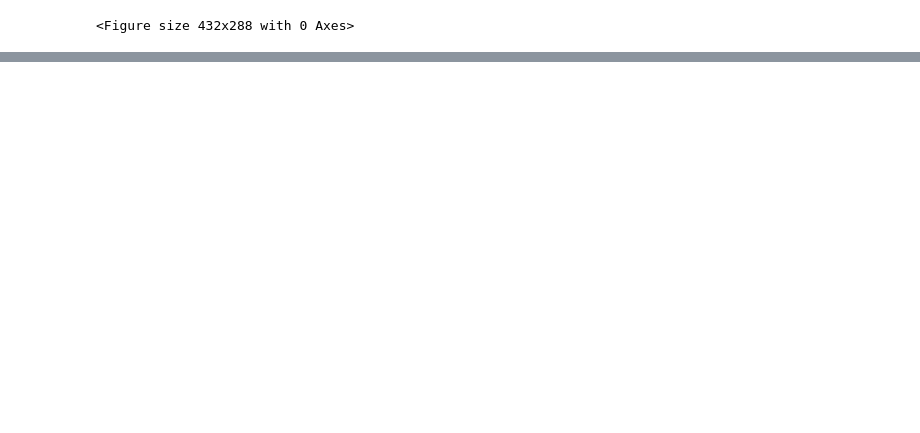
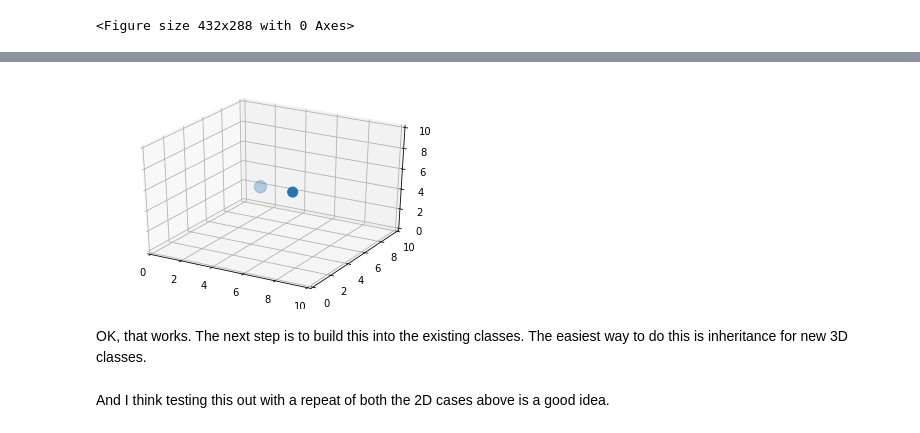
Before and after one commit to cdw/exclusion_zone, a Jupyter notebook: LJ Potential Exclusion Zones.ipynb, the cells around one changed output, grey strips where cells are left out. Drawn from its saved outputs; the diff is of its cells as text; code cells hidden in the pictures; blank space fills up the shorter version.

Commit message:
Particles can be in 3D
The particles, their forces, and their plotting are all extended to the 3D case.

```diff
--- a/LJ Potential Exclusion Zones.ipynb
+++ b/LJ Potential Exclusion Zones.ipynb
@@ -160,0 +165,17 @@ HTML(data='''<video controls>
+# %%
+# Imports (copied at top)
+from mpl_toolkits.mplot3d import Axes3D
+# Create space and particles
+space = Space((10,10,10))
+space.add_part((4,5.1,5),1.5)
+space.add_part((6,5.2,5),1)
+
+# Plot them
+fig = plt.figure()
+ax = fig.add_subplot(111, projection='3d')
+patches = ax.scatter(*np.array([p.loc for p in space.parts]).T, s=[p.rad*100 for p in space.parts])
+ax.set(xlim3d=(0,10), ylim3d=(0,10), zlim3d=(0,10));
+# %% [output]
+[figure, added]
+# %% [markdown]
+OK, that works. The next step is to build this into the existing classes. The easiest way to do this is inheritance for new 3D classes.
@@ -160,0 +234,2 @@ HTML(data='''<video controls>
+# %% [markdown]
+And I think testing this out with a repeat of both the 2D cases above is a good idea.
```
Also changed, not shown: parts of 6 cells of this notebook.
